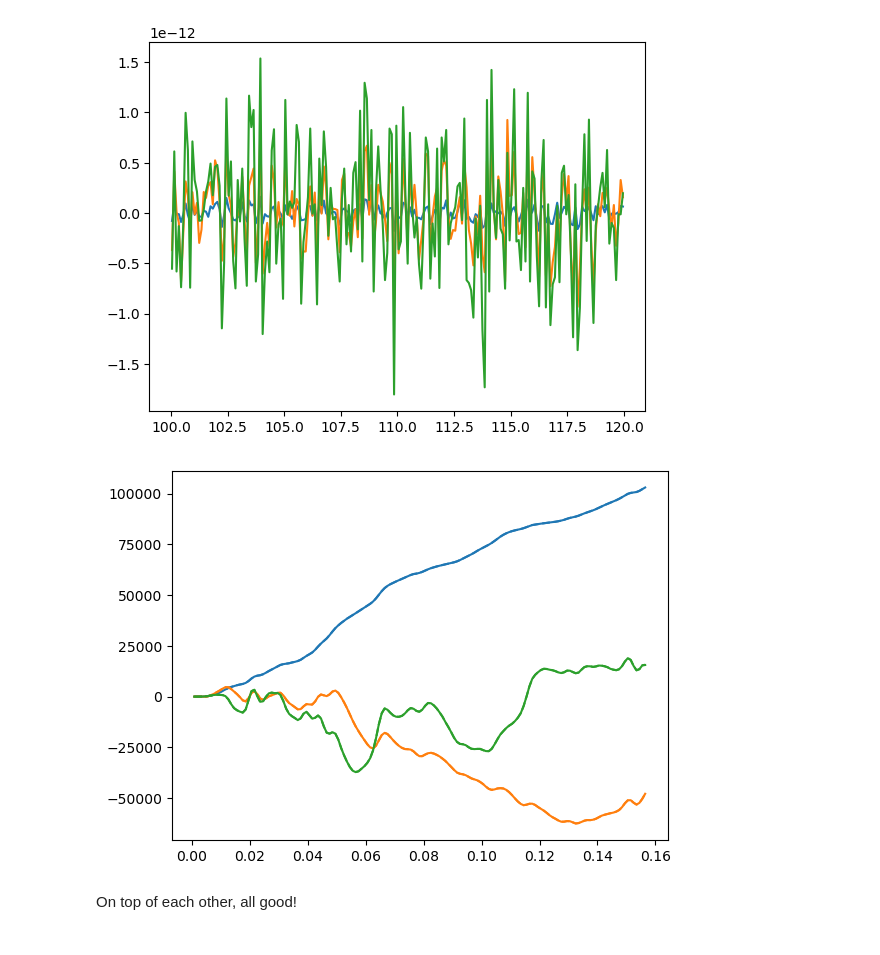
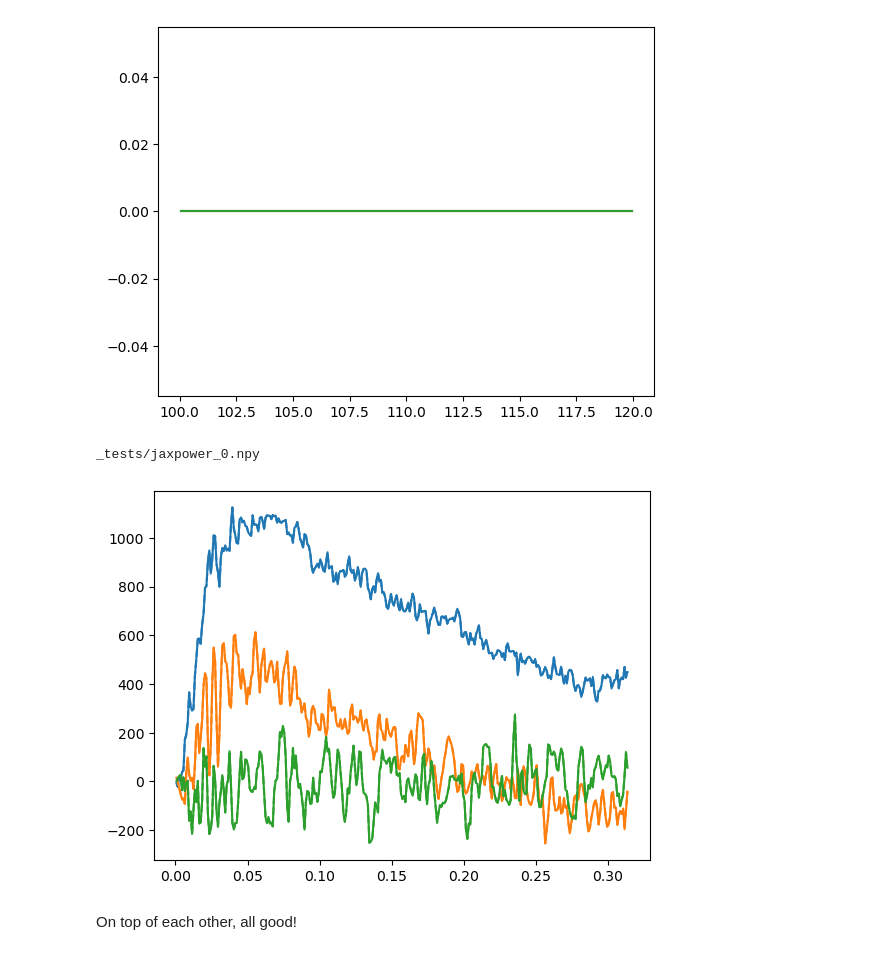
Before and after one commit to adematti/jax-power, a Jupyter notebook: scripts/benchmark.ipynb, the cells around one changed output. Saved outputs shown, nothing was run; the diff lists cells and outputs as text; code cells hidden in the pictures.

```diff
--- a/scripts/benchmark.ipynb
+++ b/scripts/benchmark.ipynb
@@ -1,34 +1,37 @@
 # %%
 from pathlib import Path
 import numpy as np
 from matplotlib import pyplot as plt
 
 def get_mock_fn(kind='power'):
     base_dir = Path('_tests')
     return base_dir / '{}.npy'.format(kind)
 
 from pypower import PowerSpectrumMultipoles
+from jaxpower import Correlation2Poles
 pypower = PowerSpectrumMultipoles.load(get_mock_fn('pypower_0'))
 sep = pypower.sep_direct
 ref = pypower.corr_direct_nonorm
-test = -np.load(get_mock_fn('thetacut_0'))
+#test = -np.load(get_mock_fn('thetacut_0'))
+test = Correlation2Poles.load(get_mock_fn('thetacut_0'))
+test = [-v for v in test.value]
 mask = (sep > 100.) & (sep < 120.)
 ax = plt.gca()
 for ill, ell in enumerate([0, 2, 4]):
     color = 'C{:d}'.format(ill)
     label = '{:d}'.format(ell)
-    tmp_test = test.T[ill][mask]
+    tmp_test = test[ill][mask]
     tmp_ref = ref[ill][mask]
     #ax.plot(sep[mask], tmp_ref, label=label, color=color, linestyle='-')
     #ax.plot(sep[mask], tmp_test, color=color, linestyle='--')
     diff = tmp_test - tmp_ref
     ax.plot(sep[mask], diff, label=label, color=color, linestyle='-')
 #ax.set_xscale('log')
 #ax.set_xlim(0., 2000.)
 #ax.set_xlim(50., 51.)
 plt.show()
 # %% [output]
-[figure, old version]
+[figure, new version]
 # %%
 from pathlib import Path
 from matplotlib import pyplot as plt
@@ -38,19 +41,22 @@ def get_mock_fn(kind='power'):
     return base_dir / '{}.npy'.format(kind)
 
 
-from jaxpower import PowerSpectrumMultipoles
-jaxpower = PowerSpectrumMultipoles.load(get_mock_fn('jaxpower_0')).clone(norm=1.)
+from jaxpower import Spectrum2Poles
+print(get_mock_fn('jaxpower_0'))
+jaxpower = Spectrum2Poles.load(get_mock_fn('jaxpower_0'))
 from pypower import PowerSpectrumMultipoles
 pypower = PowerSpectrumMultipoles.load(get_mock_fn('pypower_0'))
+pypower.power_direct_nonorm = 0. * pypower.power_direct_nonorm
 
 ax = plt.gca()
 for ill, ell in enumerate([0, 2, 4]):
     color = 'C{:d}'.format(ill)
     k = jaxpower.x(projs=ell)
-    ax.plot(k, k * jaxpower.view(projs=ell), color=color, linestyle='-')
-    ax.plot(pypower.k, pypower.k * pypower(ell=ell), color=color, linestyle='--')
+    ax.plot(k, k * jaxpower.view(projs=ell).real, color=color, linestyle='-')
+    ax.plot(pypower.k, pypower.k * pypower(ell=ell, complex=False), color=color, linestyle='--')
 plt.show()
 # %% [output]
+_tests/jaxpower_0.npy
-[figure, old version]
+[figure, new version]
 # %% [markdown]
 On top of each other, all good!
```
Also changed, not shown: 6 other files.
